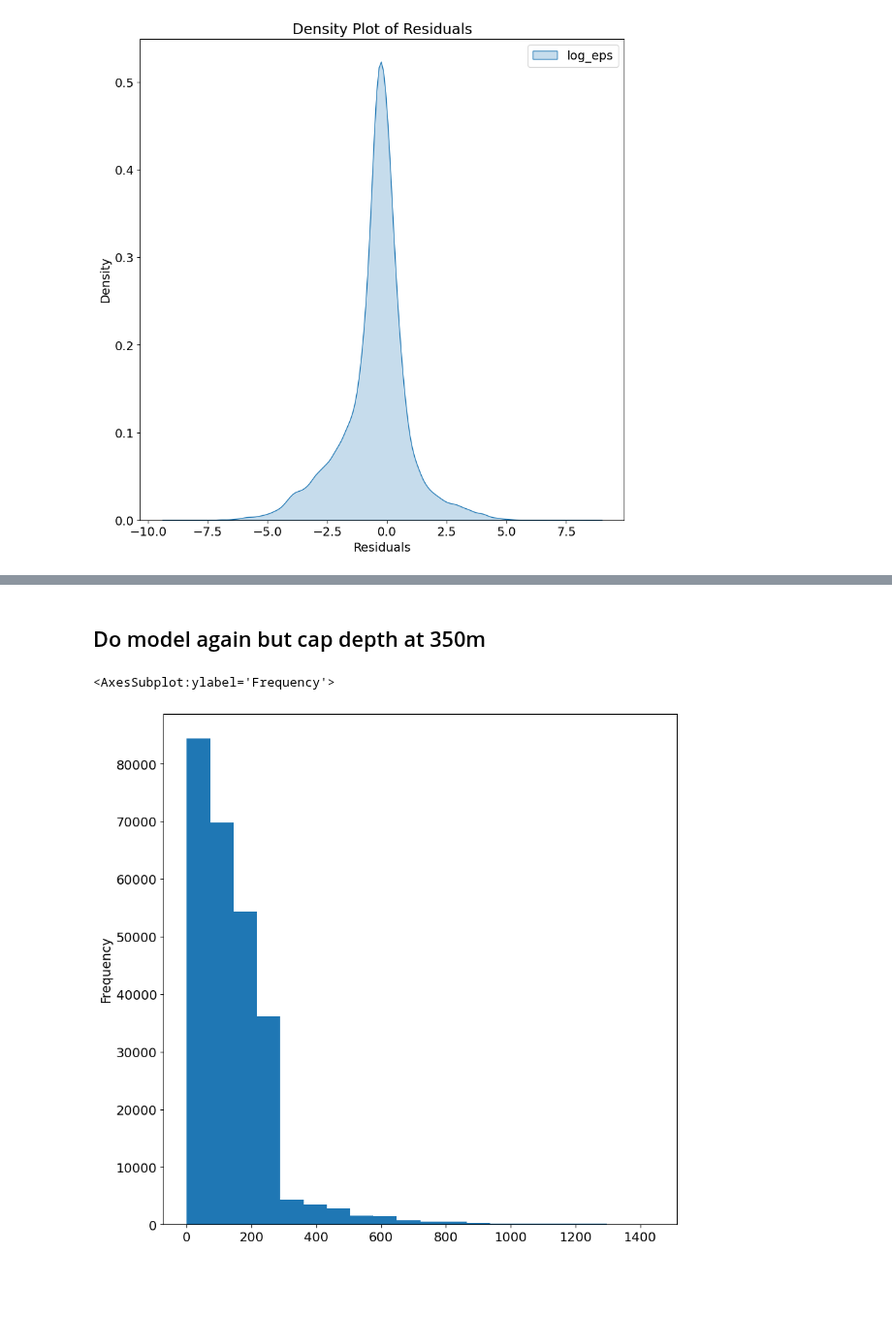
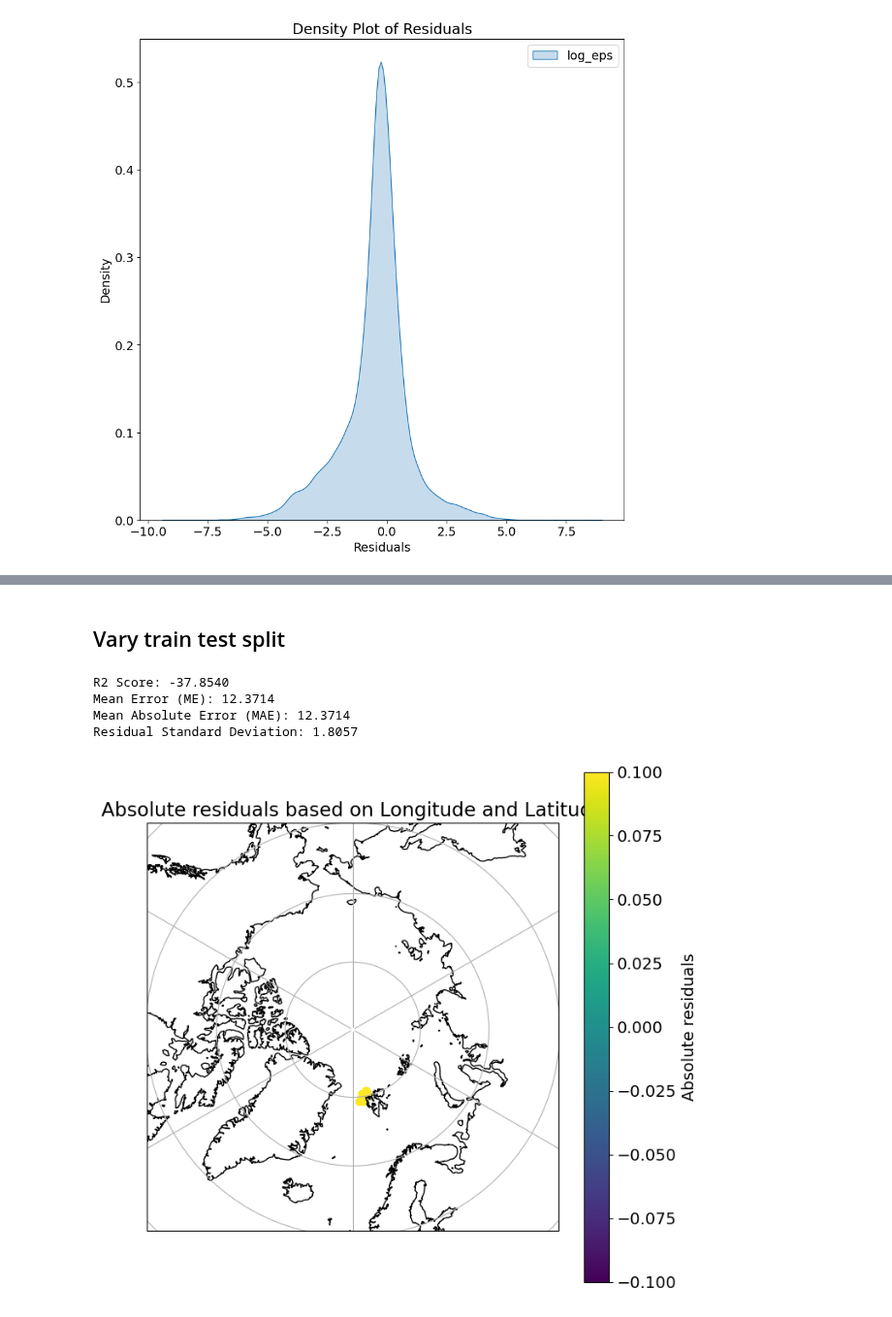
Before and after one commit to lisanneblok/ArcticTurbulence, a Jupyter notebook: notebooks/ML_models/arctic_RFs.ipynb, the cells around one changed output, grey strips where cells are left out. Shown at 97% size. Drawn from its saved outputs; the diff is of its cells as text; code cells hidden in the pictures; blank space fills up the shorter version.

Commit message:
running different configurations of models

```diff
--- a/notebooks/ML_models/arctic_RFs.ipynb
+++ b/notebooks/ML_models/arctic_RFs.ipynb
@@ -603,7 +168,2 @@ plt.show()
-# %% [markdown]
-## Do model again but cap depth at 350m
-# %%
-arctic_df.depth.plot.hist(bins=20)
-# %% [output]
-<AxesSubplot:ylabel='Frequency'>
-[figure, removed]
+# %% [markdown]
+## Vary train test split
@@ -609,0 +180,48 @@ arctic_df.depth.plot.hist(bins=20)
+# %%
+from sklearn.metrics import r2_score, mean_absolute_error
+# Predict the test set labels
+y_pred= pipeline.predict(X_test)
+r2_score(y_test.values.flatten(), y_pred)
+
+# Calculate the R2 score
+r2 = r2_score(y_test.values.flatten(), y_pred)
+
+# Calculate the mean error (ME)
+me = np.mean(y_pred - y_test.values.flatten())
+
+# Calculate the mean absolute error (MAE)
+mae = mean_absolute_error(y_test.values.flatten(), y_pred)
+
+# Calculate the residuals
+residuals = y_test.values.flatten() - y_pred
+
+# Calculate the standard deviation of the residuals
+residual_std = np.std(residuals)
+
+# Print the metrics
+print("R2 Score: {:.4f}".format(r2))
+print("Mean Error (ME): {:.4f}".format(me))
+print("Mean Absolute Error (MAE): {:.4f}".format(mae))
+print("Residual Standard Deviation: {:.4f}".format(residual_std))
+# %% [output]
+R2 Score: -37.8540
+Mean Error (ME): 12.3714
+Mean Absolute Error (MAE): 12.3714
+Residual Standard Deviation: 1.8057
+# %%
+arctic_df = encode_tulabel(arctic_df)
+# Reshape y_pred
+y_pred_all_SIC = np.reshape(y_pred, (-1, 1))
+
+X_test_df_SIC = pd.DataFrame(X_test, columns=xstringlist_all)
+y_test_df_SIC = pd.DataFrame(y_test, columns=ystringlist)
+y_pred_df_SIC = pd.DataFrame(y_pred_all_SIC, columns=['eps_pred'])
+
+SIC_all_testdf = create_testdf(X_test_df_SIC, y_test_df_SIC, y_pred_df_SIC)
+
+merged_df_SIC = SIC_all_testdf.merge(arctic_df, on=xstringlist_all+ystringlist)
+merged_df_SIC = merged_df_SIC.drop_duplicates(subset=xstringlist_all+ystringlist)
+residuals_SIC = (merged_df_SIC["log_eps"] - merged_df_SIC["eps_pred"])
+stereo_plot(merged_df_SIC, abs(residuals_SIC), "Absolute residuals")
+# %% [output]
+[figure, added]
```
Also changed, not shown: parts of 30 cells of this notebook, 6 other files.
